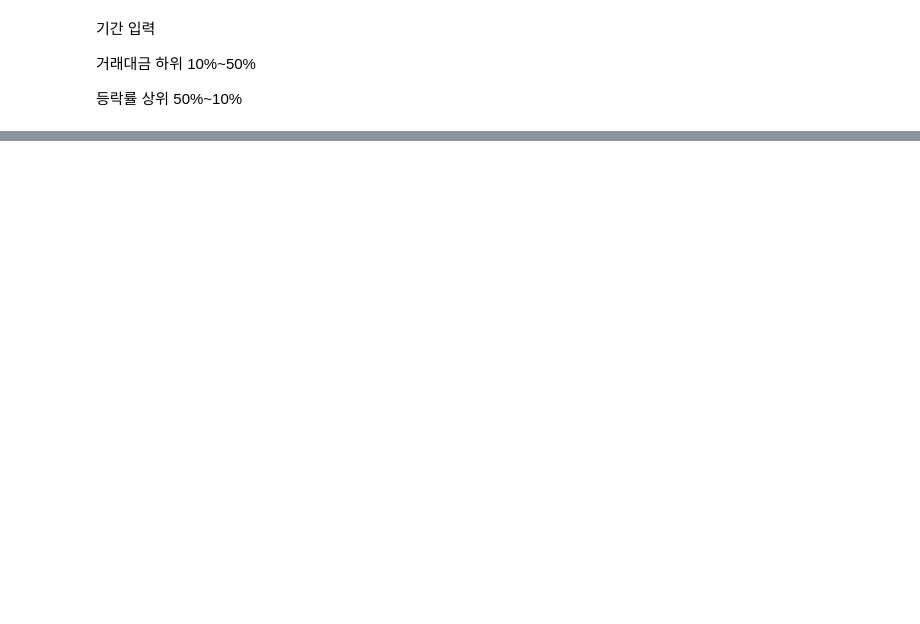
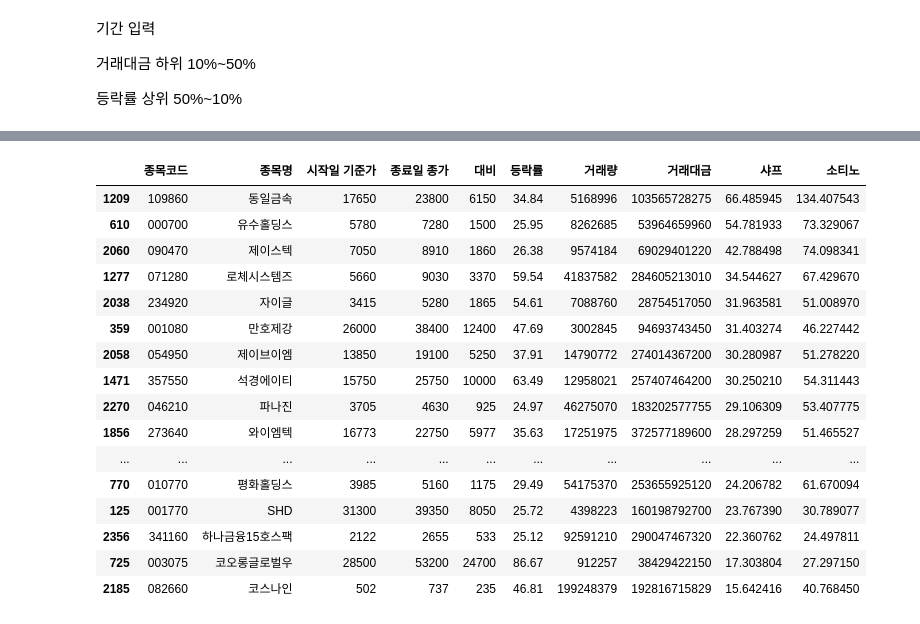
Before and after one commit to yeonghun00/stock-notes, a Jupyter notebook: analysis/low_traded_incrased_stocks.ipynb, the cells around one changed output, grey strips where cells are left out. Saved outputs shown, nothing was run; the diff lists cells and outputs as text; code cells hidden in the pictures; blank space fills up the shorter version.

```diff
--- a/analysis/low_traded_incrased_stocks.ipynb
+++ b/analysis/low_traded_incrased_stocks.ipynb
@@ -134,0 +136,31 @@ df[df['종목명'].isin(selected)].sort_values('등락률', ascending=False)
+# %%
+def get_sharpe(df):
+  change = df['Change']+1
+  return change.mean()/change.std()
+
+def get_sortino(df):
+  change = df['Change']+1
+  return change.mean()/(change[change<1]).std()
+# %%
+result_df['샤프'] = [get_sharpe(price_dic[x]) for x in price_dic]
+result_df['소티노'] = [get_sortino(price_dic[x]) for x in price_dic]
+# %%
+result_df.sort_values('샤프', ascending=False)
+# %% [output]
+|  | 종목코드 | 종목명 | 시작일 기준가 | 종료일 종가 | 대비 | 등락률 | 거래량 | 거래대금 | 샤프 | 소티노 |
+| 1209 | 109860 | 동일금속 | 17650 | 23800 | 6150 | 34.84 | 5168996 | 103565728275 | 66.485945 | 134.407543 |
+| 610 | 000700 | 유수홀딩스 | 5780 | 7280 | 1500 | 25.95 | 8262685 | 53964659960 | 54.781933 | 73.329067 |
+| 2060 | 090470 | 제이스텍 | 7050 | 8910 | 1860 | 26.38 | 9574184 | 69029401220 | 42.788498 | 74.098341 |
+| 1277 | 071280 | 로체시스템즈 | 5660 | 9030 | 3370 | 59.54 | 41837582 | 284605213010 | 34.544627 | 67.429670 |
+| 2038 | 234920 | 자이글 | 3415 | 5280 | 1865 | 54.61 | 7088760 | 28754517050 | 31.963581 | 51.008970 |
+| 359 | 001080 | 만호제강 | 26000 | 38400 | 12400 | 47.69 | 3002845 | 94693743450 | 31.403274 | 46.227442 |
+| 2058 | 054950 | 제이브이엠 | 13850 | 19100 | 5250 | 37.91 | 14790772 | 274014367200 | 30.280987 | 51.278220 |
+| 1471 | 357550 | 석경에이티 | 15750 | 25750 | 10000 | 63.49 | 12958021 | 257407464200 | 30.250210 | 54.311443 |
+| 2270 | 046210 | 파나진 | 3705 | 4630 | 925 | 24.97 | 46275070 | 183202577755 | 29.106309 | 53.407775 |
+| 1856 | 273640 | 와이엠텍 | 16773 | 22750 | 5977 | 35.63 | 17251975 | 372577189600 | 28.297259 | 51.465527 |
+| ... | ... | ... | ... | ... | ... | ... | ... | ... | ... | ... |
+| 770 | 010770 | 평화홀딩스 | 3985 | 5160 | 1175 | 29.49 | 54175370 | 253655925120 | 24.206782 | 61.670094 |
+| 125 | 001770 | SHD | 31300 | 39350 | 8050 | 25.72 | 4398223 | 160198792700 | 23.767390 | 30.789077 |
+| 2356 | 341160 | 하나금융15호스팩 | 2122 | 2655 | 533 | 25.12 | 92591210 | 290047467320 | 22.360762 | 24.497811 |
+| 725 | 003075 | 코오롱글로벌우 | 28500 | 53200 | 24700 | 86.67 | 912257 | 38429422150 | 17.303804 | 27.297150 |
+| 2185 | 082660 | 코스나인 | 502 | 737 | 235 | 46.81 | 199248379 | 192816715829 | 15.642416 | 40.768450 |
```
Also changed, not shown: parts of 10 cells of this notebook.
